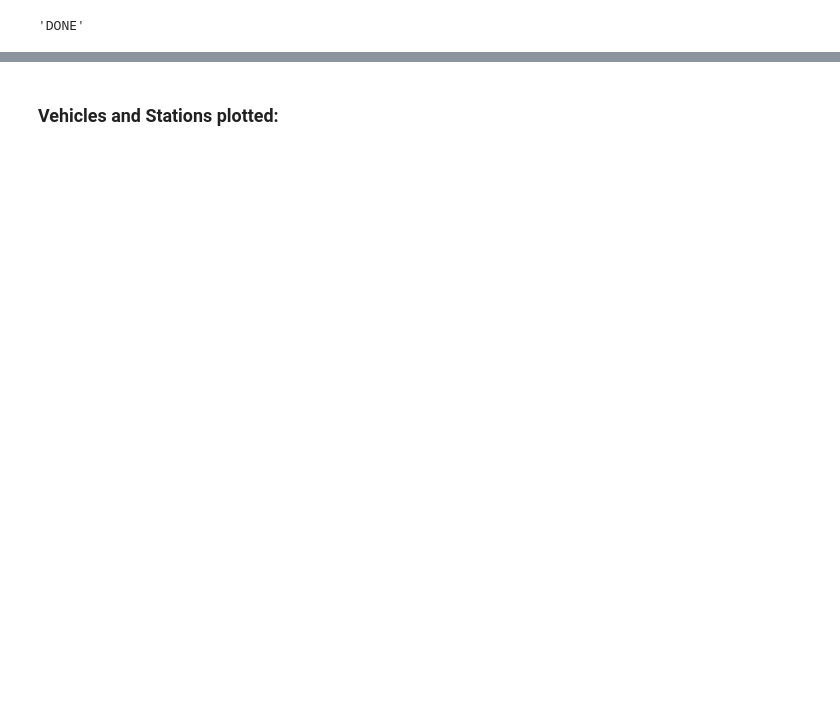
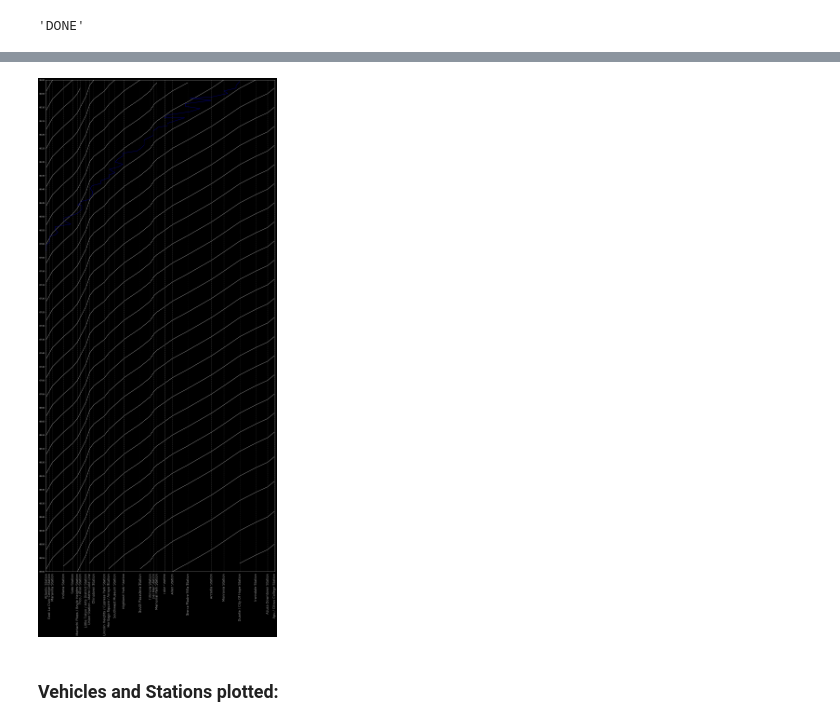
Before and after one commit to metro-ontime/performance_tracker, a Jupyter notebook: performance_model.ipynb, the cells around one changed output, grey strips where cells are left out. Drawn from its saved outputs; the diff is of its cells as text; code cells hidden in the pictures; blank space fills up the shorter version.

```diff
--- a/performance_model.ipynb
+++ b/performance_model.ipynb
@@ -15,3 +41,7 @@ analyzed = pd.read_csv('analysis_window_NEXTBUS-oct29.csv', parse_dates=['dateti
+# %%
+southPlot.plot(50, 50)
+# %% [output]
+[figure, added]
 # %% [markdown]
 ### Vehicles and Stations plotted:
 # %%
```
Also changed, not shown: parts of 7 cells of this notebook, 8 other files.
